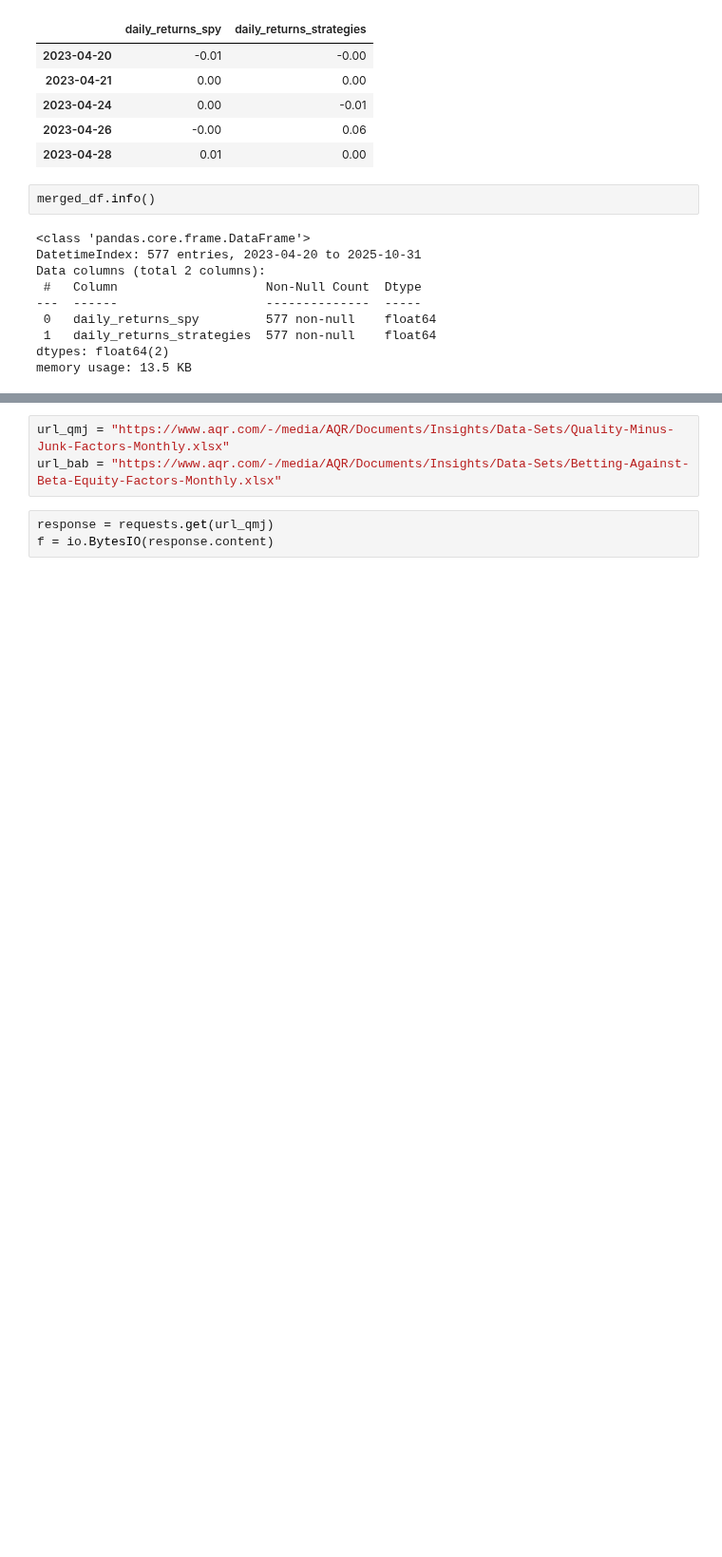
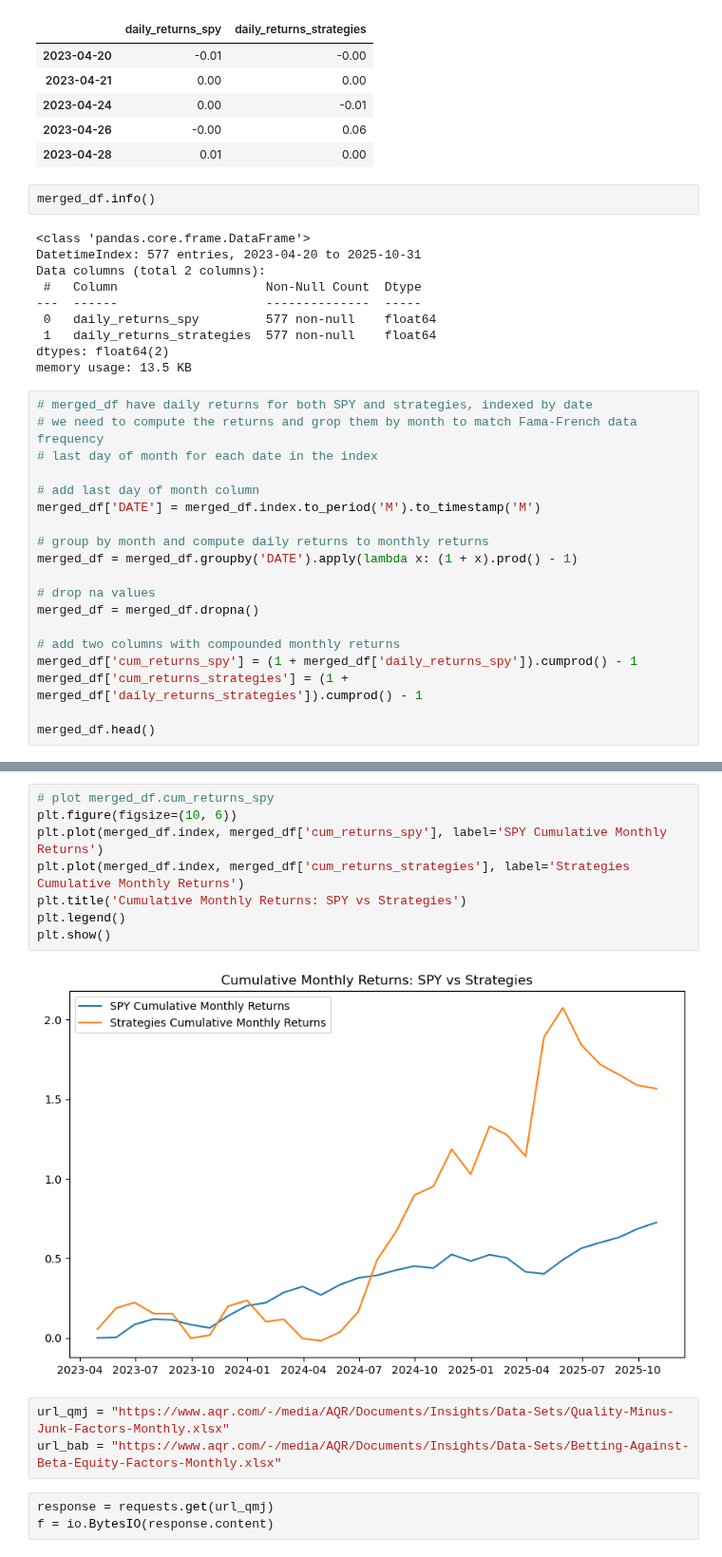
Before and after one commit to scimmione1/prop_trading_results_from_2023, a Jupyter notebook: 06_Strategy_vs_Fama-French Data.ipynb, the cells around one changed output, grey strips where cells are left out. Shown at 95% size. Saved outputs shown, nothing was run; the diff lists cells and outputs as text; blank space fills up the shorter version.

Commit message:
added compounded monthly returns to match FF df

```diff
--- a/06_Strategy_vs_Fama-French Data.ipynb
+++ b/06_Strategy_vs_Fama-French Data.ipynb
@@ -110,3 +110,22 @@ Data columns (total 2 columns):
  1   daily_returns_strategies  577 non-null    float64
 dtypes: float64(2)
 memory usage: 13.5 KB
+# %%
+# merged_df have daily returns for both SPY and strategies, indexed by date
+# we need to compute the returns and grop them by month to match Fama-French data frequency
+# last day of month for each date in the index
+
+# add last day of month column
+merged_df['DATE'] = merged_df.index.to_period('M').to_timestamp('M')
+
+# group by month and compute daily returns to monthly returns
+merged_df = merged_df.groupby('DATE').apply(lambda x: (1 + x).prod() - 1)
+
+# drop na values
+merged_df = merged_df.dropna()
+
+# add two columns with compounded monthly returns
+merged_df['cum_returns_spy'] = (1 + merged_df['daily_returns_spy']).cumprod() - 1
+merged_df['cum_returns_strategies'] = (1 + merged_df['daily_returns_strategies']).cumprod() - 1
+
+merged_df.head()
@@ -113,3 +140,13 @@ memory usage: 13.5 KB
+# %%
+# plot merged_df.cum_returns_spy
+plt.figure(figsize=(10, 6))
+plt.plot(merged_df.index, merged_df['cum_returns_spy'], label='SPY Cumulative Monthly Returns')
+plt.plot(merged_df.index, merged_df['cum_returns_strategies'], label='Strategies Cumulative Monthly Returns')
+plt.title('Cumulative Monthly Returns: SPY vs Strategies')
+plt.legend()
+plt.show()
+# %% [output]
+[figure, added]
 # %%
 url_qmj = "https://www.aqr.com/-/media/AQR/Documents/Insights/Data-Sets/Quality-Minus-Junk-Factors-Monthly.xlsx"
 url_bab = "https://www.aqr.com/-/media/AQR/Documents/Insights/Data-Sets/Betting-Against-Beta-Equity-Factors-Monthly.xlsx"
```
Also changed, not shown: parts of 2 cells of this notebook.
